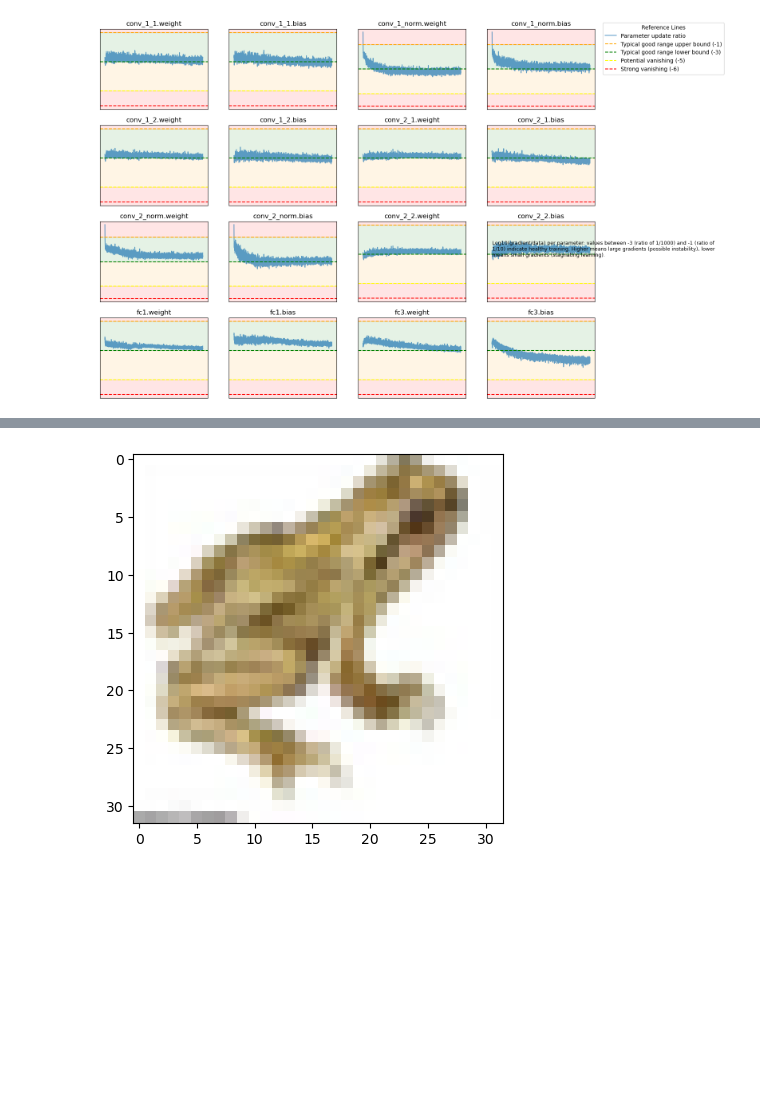
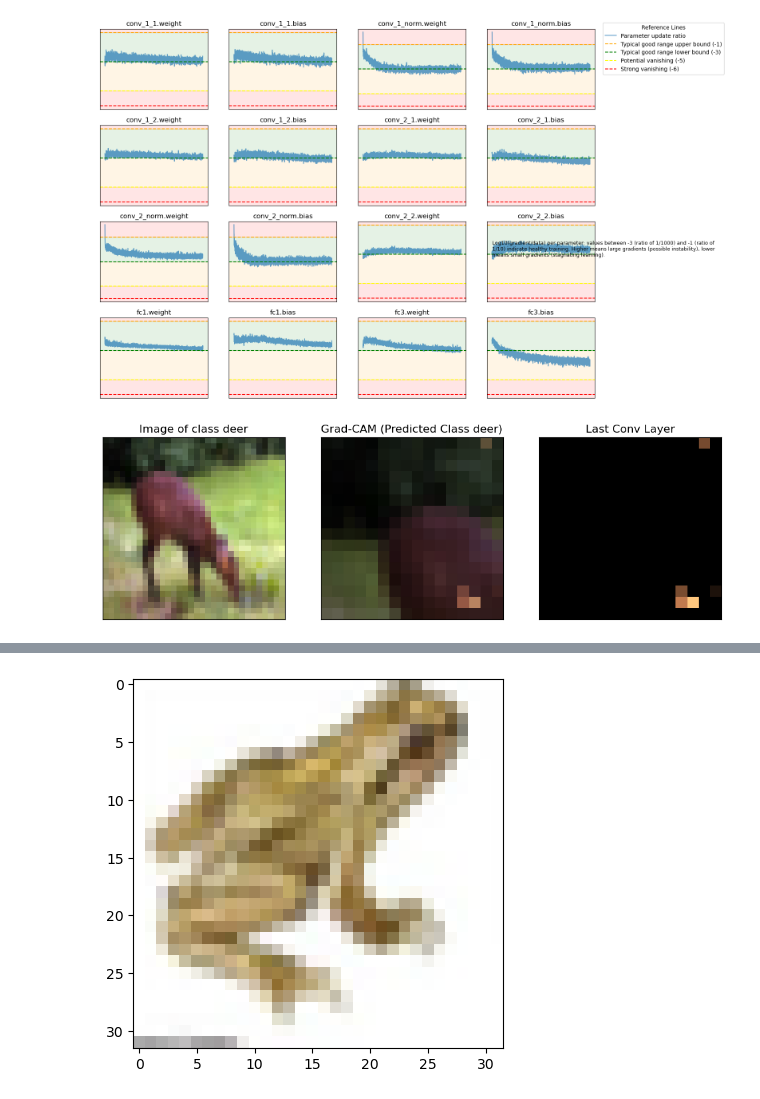
Before and after one commit to Danpythonman/cifar-10-cnn, a Jupyter notebook: cifar-10.ipynb, the cells around one changed output, grey strips where cells are left out. Saved outputs shown, nothing was run; the diff lists cells and outputs as text; code cells hidden in the pictures; blank space fills up the shorter version.

Commit message:
Implemented Grad-CAM for the cnn.

```diff
--- a/cifar-10.ipynb
+++ b/cifar-10.ipynb
@@ -559,16 +559,76 @@ def tensor2img(t):
     return b.transpose((1, 2, 0)) # CxHxW -> HxWxC
 # %%
 activations = dict()
+gradients = dict()
 def get_activation(name: str) -> typing.Callable[[nn.Module, typing.Tuple[torch.Tensor, ...], typing.Union[torch.Tensor, typing.Tuple[torch.Tensor, ...]]], None]:
     def hook(model: nn.Module, input_tensor: typing.Tuple[Tensor, ...], output_tensor: Tensor | typing.Tuple[Tensor]):
         global activations
         activations[name] = output_tensor.detach()
     return hook
+def get_gradient(name: str) -> typing.Callable[[nn.Module, typing.Tuple[torch.Tensor, ...], typing.Union[torch.Tensor, typing.Tuple[torch.Tensor, ...]]], None]:
+    def hook(model: nn.Module, grad_input: typing.Tuple[Tensor, ...], grad_output: Tensor | typing.Tuple[Tensor]):
+        global gradients
+        gradients[name] = grad_output[0].detach()
+    return hook
 for name, layer in cnn.named_modules():
     if isinstance(layer, torch.nn.Conv2d):
         layer.register_forward_hook(get_activation(name))
+        layer.register_full_backward_hook(get_gradient(name))
 images, labels = next(iter(train_loader))
 images = images.to(device)
 labels = labels.to(device)
 outputs = cnn(images)
 _, predicted = torch.max(output, 1)
+# %%
+images, labels = next(iter(train_loader))
+images = images.to(device)
+labels = labels.to(device)
+image = images[0].unsqueeze(0)
+label = labels[0].unsqueeze(0)
+cnn.eval()
+cnn.zero_grad()
+output = cnn(image)
+_, predicted = torch.max(output, 1)
+output[0, predicted].backward()
+# loss: Tensor = criterion(outputs, labels)
+# loss.backward()
+grad = gradients['conv_2_2']
+act = activations['conv_2_2']
+
+# Compute Grad-CAM: weighted sum over channels
+weights = grad.mean(dim=(2, 3), keepdim=True)  # global avg pool over H and W
+cam = (weights * act).sum(dim=1)               # [1, H, W]
+cam = F.relu(cam)                              # clamp negative values
+
+# Normalize to [0, 1]
+cam -= cam.min()
+cam /= cam.max()
+cam = cam.squeeze().cpu().numpy()
+
+# Convert input tensor to NumPy for plotting
+img_np = images[0].squeeze().permute(1, 2, 0).cpu().numpy()
+img_np -= img_np.min()
+img_np /= img_np.max()
+
+# Resize cam to image size if needed
+# from scipy.ndimage import zoom
+# cam_resized = zoom(cam, (img_np.shape[0] / cam.shape[0], img_np.shape[1] / cam.shape[1]))
+
+# Plot overlay
+fig, axs = plt.subplots(1, 3, figsize=(12, 8))
+axs[0].imshow(img_np)
+axs[0].set_title(f'Image of class {classes[label]}')
+axs[0].set_xticks([])
+axs[0].set_yticks([])
+axs[1].imshow(img_np)
+axs[1].imshow(cam, cmap='copper', alpha=0.5)
+axs[1].set_xticks([])
+axs[1].set_yticks([])
+axs[1].set_title(f"Grad-CAM (Predicted Class {classes[predicted]})")
+axs[2].imshow(cam, cmap='copper')
+axs[2].set_xticks([])
+axs[2].set_yticks([])
+axs[2].set_title(f"Last Conv Layer")
+plt.show()
+# %% [output]
+[figure, added]
```
Also changed, not shown: parts of 12 cells of this notebook.
